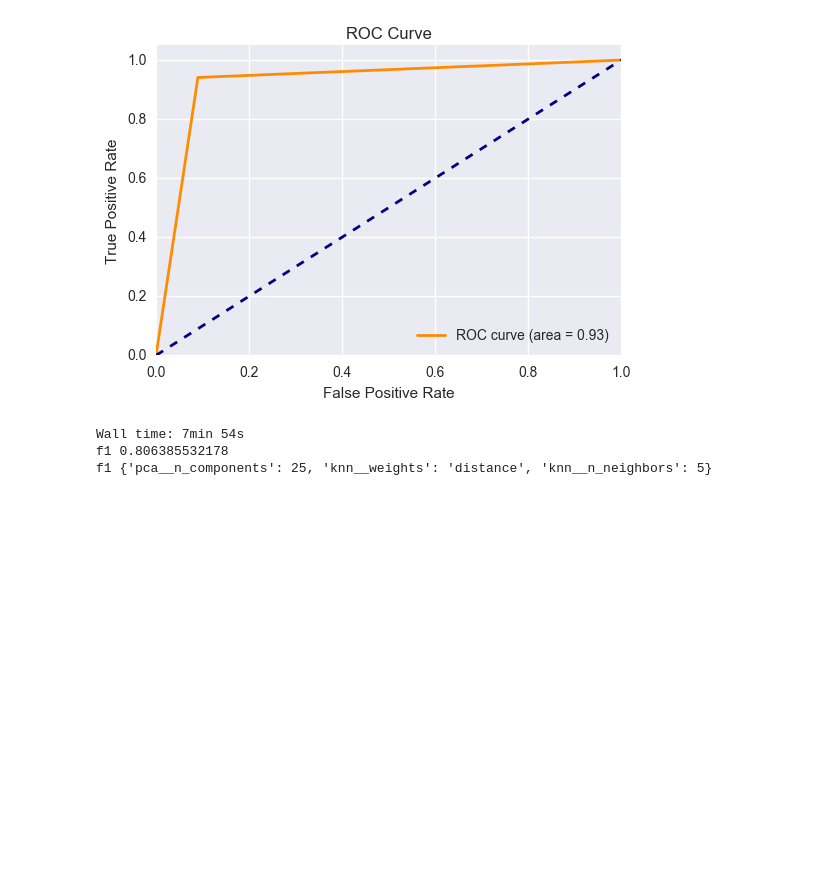
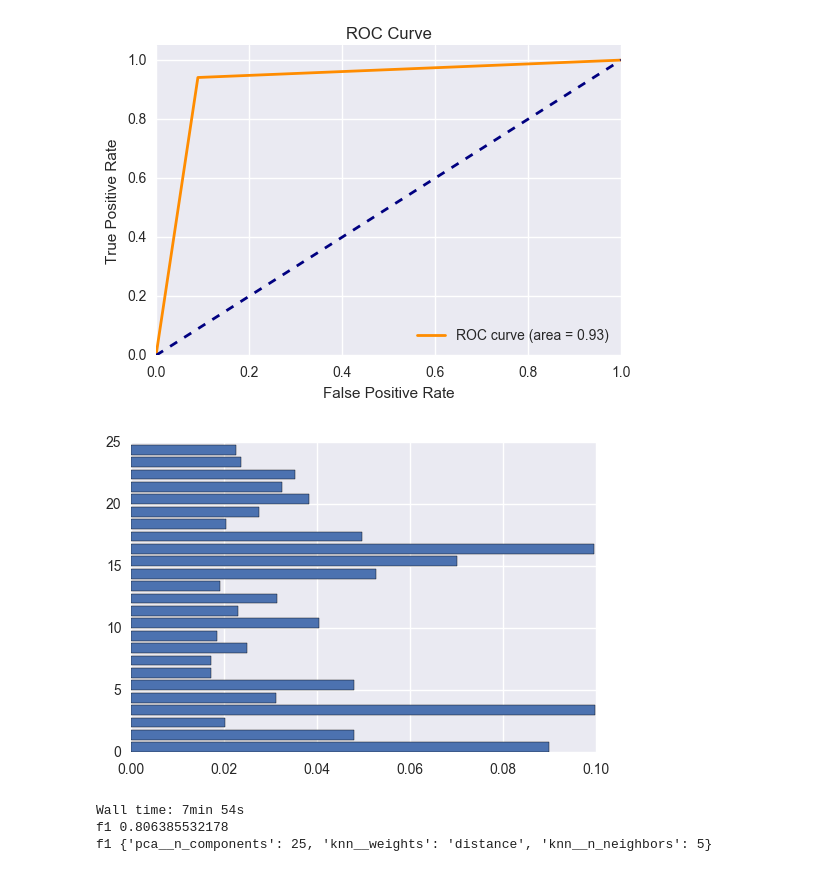
Before and after one commit to Dangerbotz/network_intrusion_detection_system, a Jupyter notebook: BalzerSrinivasThungVanceLab2.ipynb, the cells around one changed output. Drawn from its saved outputs; the diff is of its cells as text; code cells hidden in the pictures; blank space fills up the shorter version.

```diff
--- a/BalzerSrinivasThungVanceLab2.ipynb
+++ b/BalzerSrinivasThungVanceLab2.ipynb
@@ -918,6 +920,25 @@ plt.legend(loc="lower right")
 plt.show()
 # %% [output]
 [figure]
+# %%
+# Show the feature importance of the components.
+clf = RandomForestClassifier(n_estimators=50, max_features=3, n_jobs=-1)
+for train_index, test_index in cv_object.split(X, y):
+    X_train, X_test = X[train_index], X[test_index]
+    y_train, y_test = y[train_index], y[test_index]
+
+    pca = PCA(n_components=25).fit(X_train)
+    X_train_pca = pca.transform(X_train)
+    X_test_pca = pca.transform(X_test)
+
+    # train the classifier on the training data
+    clf.fit(X_train_pca, y_train)  # train object
+    y_hat = clf.predict(X_test_pca)
+
+plt.barh(range(len(clf.feature_importances_)), clf.feature_importances_)
+plt.show()
+# %% [output]
+[figure, added]
 # %%
 # Model: K-Nearest Neighbors
 clf = KNeighborsClassifier(n_jobs=-1)
```
Also changed, not shown: parts of 5 cells of this notebook.
